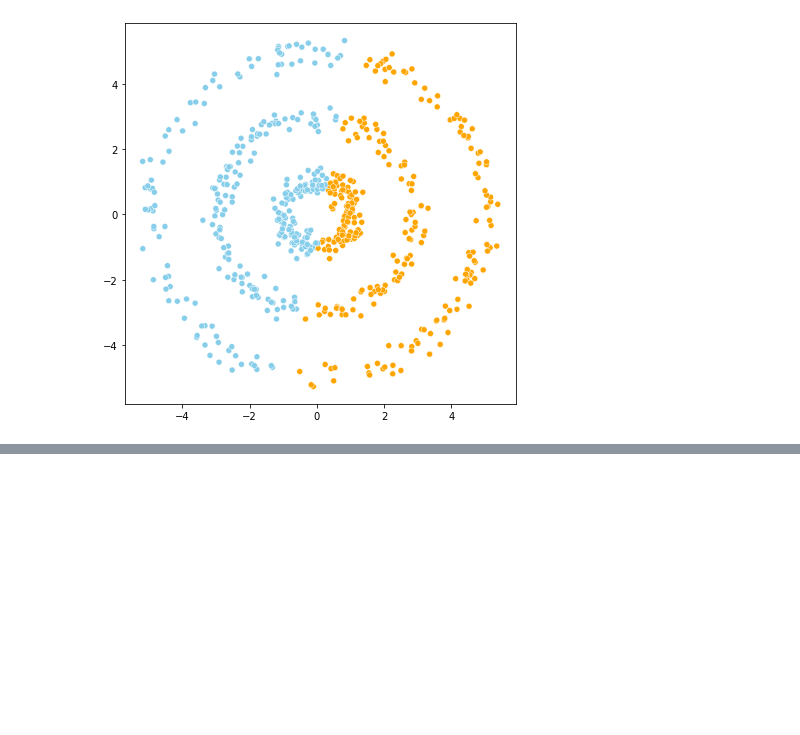
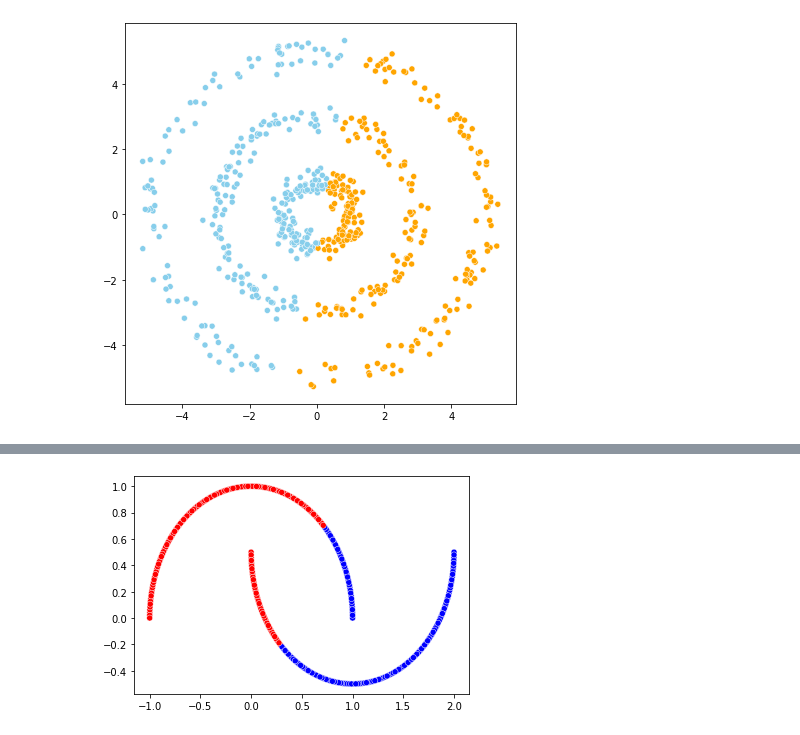
Before and after one commit to Vaycold/Python_ML, a Jupyter notebook: Pattern_Recognition/패턴학습 및 비지도학습.ipynb, the cells around one changed output, grey strips where cells are left out. Cells and saved outputs as stored; diff of their text form; code cells hidden in the pictures; blank space fills up the shorter version.

```diff
--- a/Pattern_Recognition/패턴학습 및 비지도학습.ipynb
+++ b/Pattern_Recognition/패턴학습 및 비지도학습.ipynb
@@ -344,0 +400,16 @@ plt.show()
+# %%
+# 이 데이터에 kmeans를 적용해보자
+km = KMeans(n_clusters=2, random_state=1)
+km.fit(x_3)
+y_km = km.labels_
+
+sns.scatterplot(
+    x_3[:,0],
+    x_3[:,1],
+    c = [color_code.get(i) for i in y_km]
+)
+plt.show()
+
+# k - means의 한계임
+# %% [output]
+[figure, added]
```
Also changed, not shown: parts of 13 cells of this notebook.
